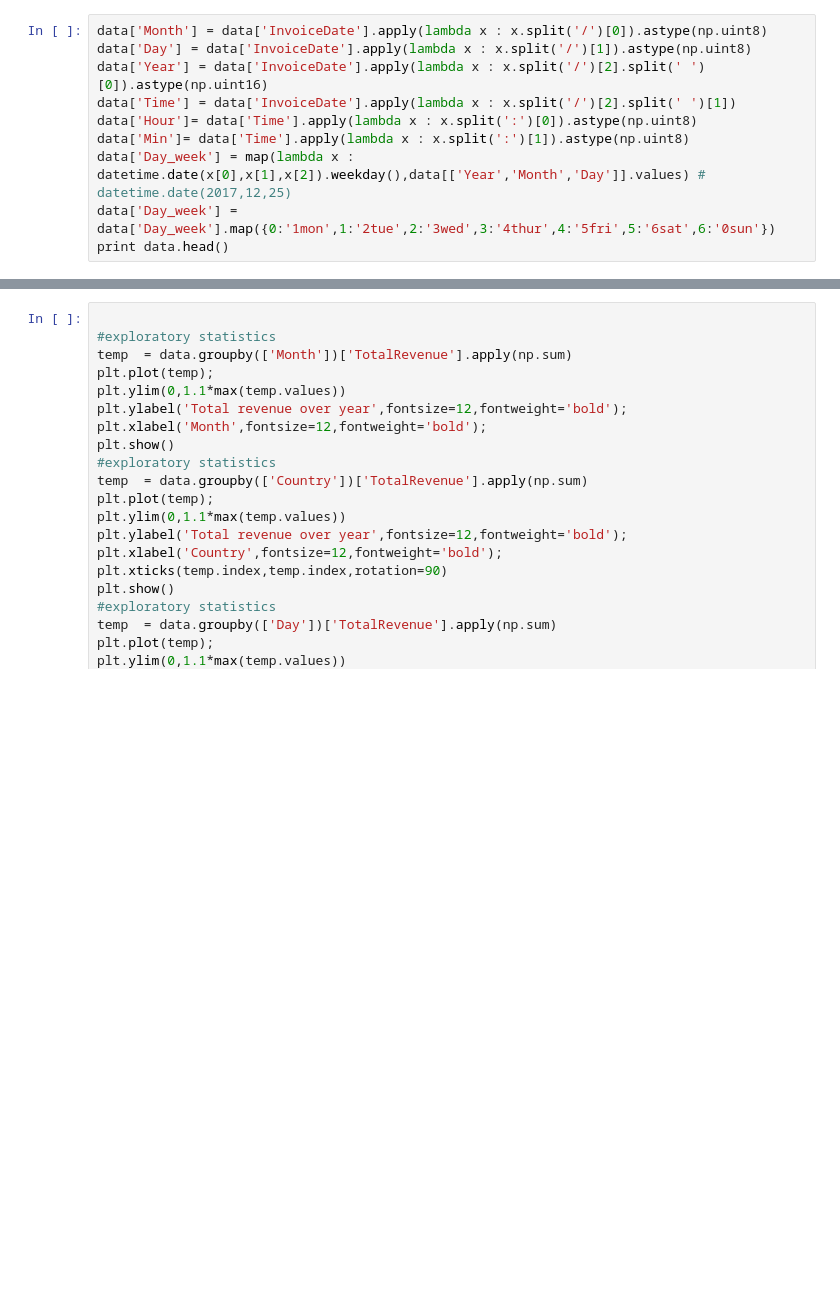
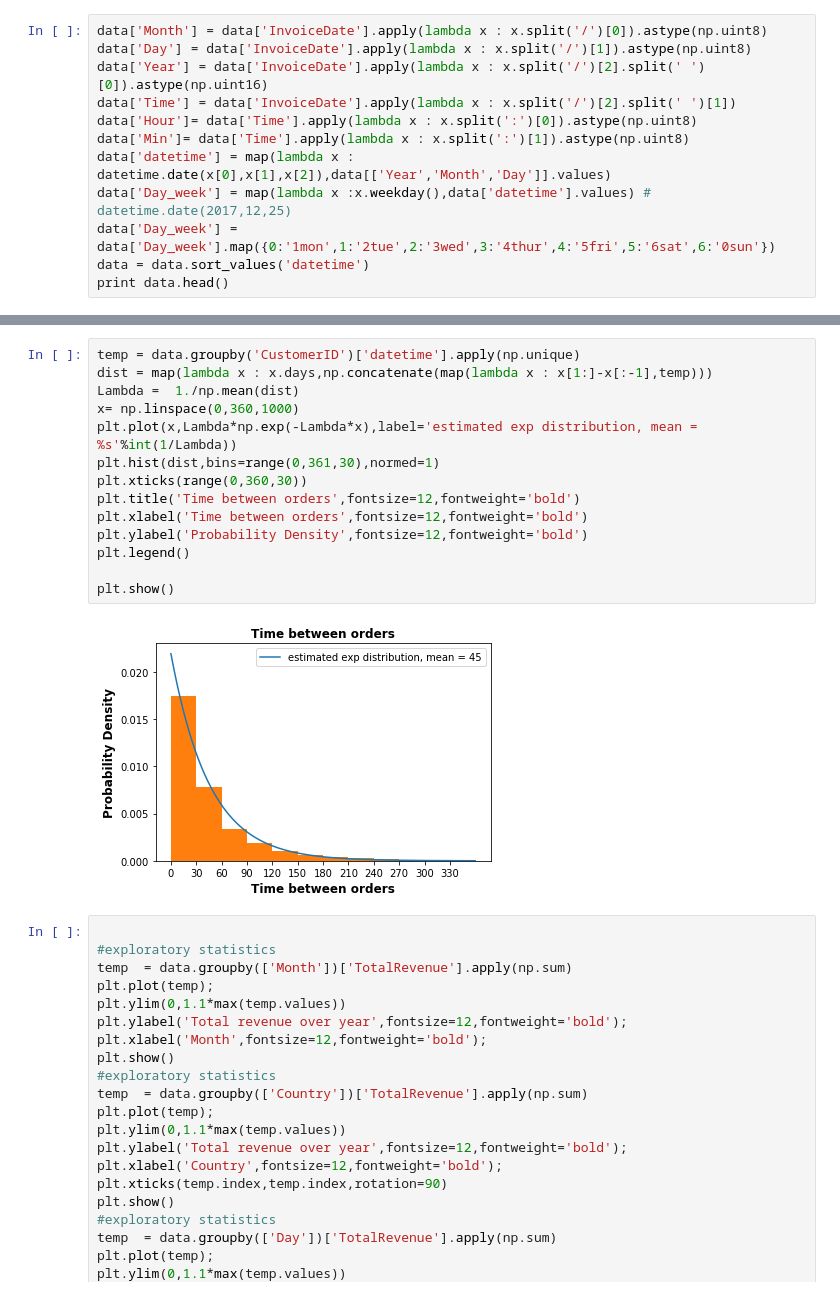
Before and after one commit to leexa90/E-commece-Data-Science, a Jupyter notebook: Untitled_cluster.ipynb, the cells around one changed output, grey strips where cells are left out. Saved outputs shown, nothing was run; the diff lists cells and outputs as text; blank space fills up the shorter version.

```diff
--- a/Untitled_cluster.ipynb
+++ b/Untitled_cluster.ipynb
@@ -30,7 +30,9 @@ data['Year'] = data['InvoiceDate'].apply(lambda x : x.split('/')[2].split(' ')[0
 data['Time'] = data['InvoiceDate'].apply(lambda x : x.split('/')[2].split(' ')[1])
 data['Hour']= data['Time'].apply(lambda x : x.split(':')[0]).astype(np.uint8)
 data['Min']= data['Time'].apply(lambda x : x.split(':')[1]).astype(np.uint8)
-data['Day_week'] = map(lambda x : datetime.date(x[0],x[1],x[2]).weekday(),data[['Year','Month','Day']].values) # datetime.date(2017,12,25)
+data['datetime'] = map(lambda x : datetime.date(x[0],x[1],x[2]),data[['Year','Month','Day']].values)
+data['Day_week'] = map(lambda x :x.weekday(),data['datetime'].values) # datetime.date(2017,12,25)
 data['Day_week'] = data['Day_week'].map({0:'1mon',1:'2tue',2:'3wed',3:'4thur',4:'5fri',5:'6sat',6:'0sun'})
+data = data.sort_values('datetime')
 print data.head()
 # %% [output]
@@ -57,3 +59,19 @@ print data.head()
+# %%
+temp = data.groupby('CustomerID')['datetime'].apply(np.unique)
+dist = map(lambda x : x.days,np.concatenate(map(lambda x : x[1:]-x[:-1],temp)))
+Lambda =  1./np.mean(dist)
+x= np.linspace(0,360,1000)
+plt.plot(x,Lambda*np.exp(-Lambda*x),label='estimated exp distribution, mean = %s'%int(1/Lambda))
+plt.hist(dist,bins=range(0,361,30),normed=1)
+plt.xticks(range(0,360,30))
+plt.title('Time between orders',fontsize=12,fontweight='bold')
+plt.xlabel('Time between orders',fontsize=12,fontweight='bold')
+plt.ylabel('Probability Density',fontsize=12,fontweight='bold')
+plt.legend()
+
+plt.show()
+# %% [output]
+[figure, added]
 # %%
 
 #exploratory statistics
```
Also changed, not shown: parts of 6 cells of this notebook, 1 other file.
